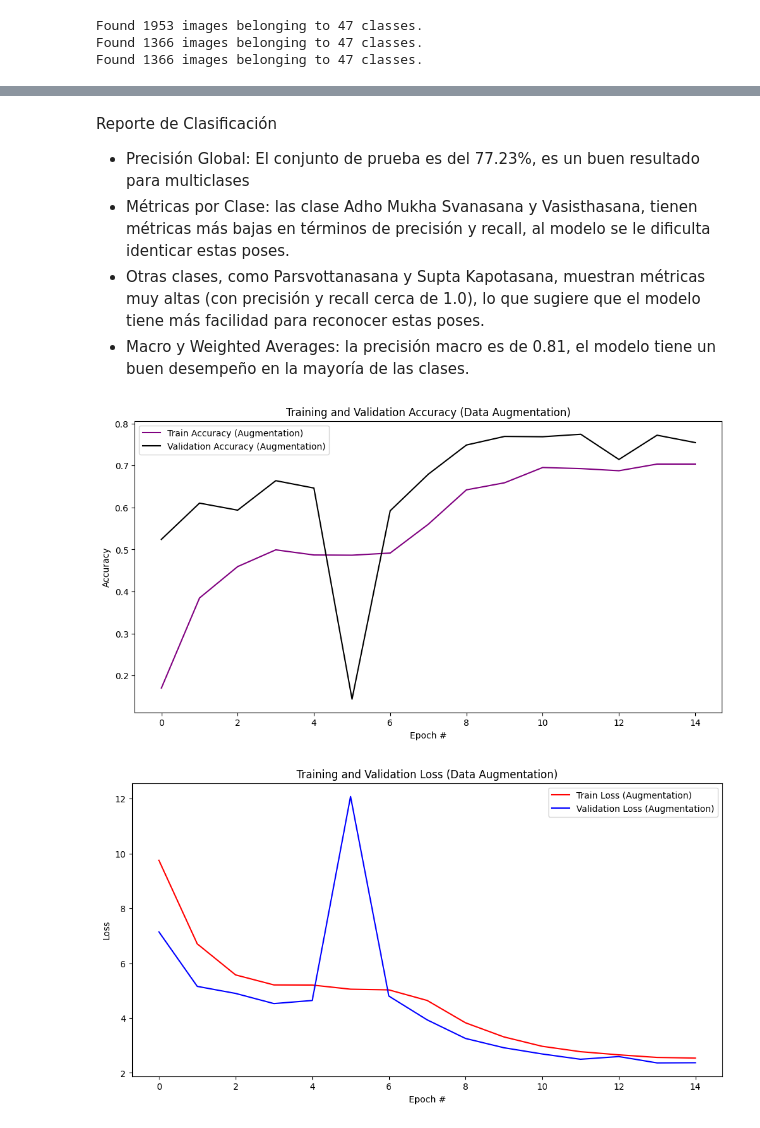
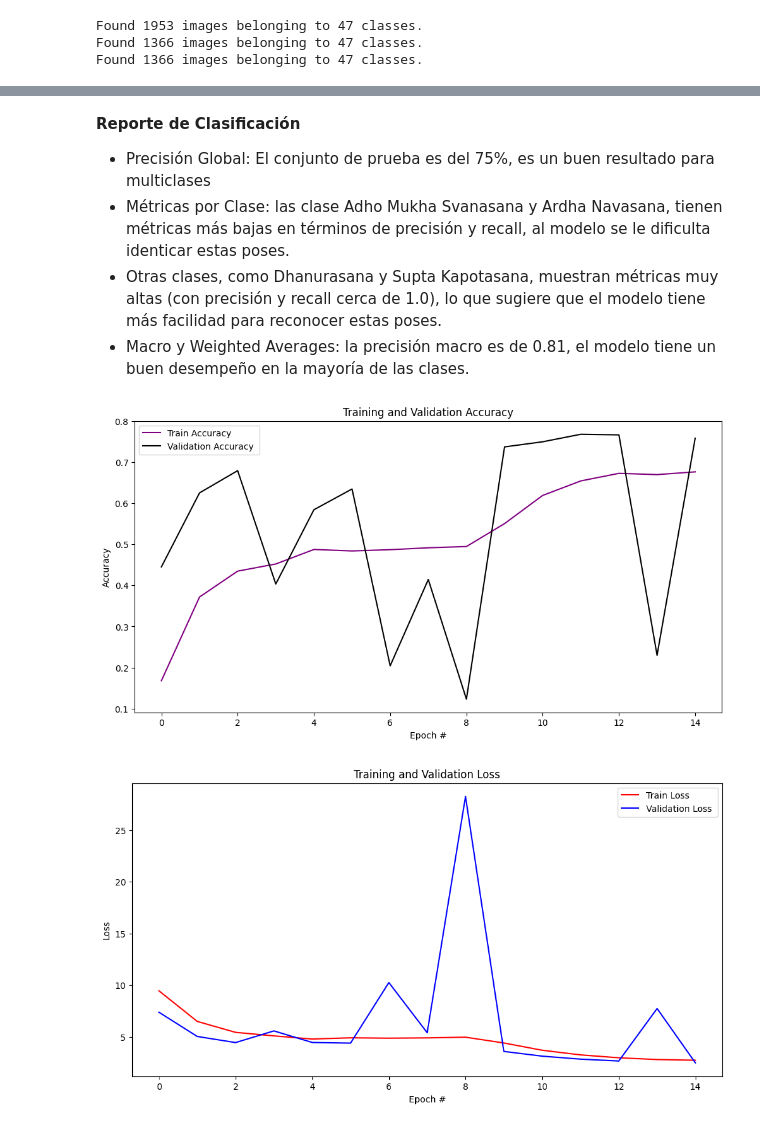
Before and after one commit to jairomartinezgiraldo/CNN, a Jupyter notebook: CNNVIERNES.ipynb, the cells around one changed output, grey strips where cells are left out. Drawn from its saved outputs; the diff is of its cells as text; code cells hidden in the pictures.

```diff
--- a/CNNVIERNES.ipynb
+++ b/CNNVIERNES.ipynb
@@ -298,31 +296,31 @@ Reporte de Clasificación - Transfer Learning:
 # %% [markdown]
-Reporte de Clasificación
-* Precisión Global: El conjunto de prueba es del 77.23%, es un buen resultado para multiclases
+**Reporte de Clasificación**
+* Precisión Global: El conjunto de prueba es del 75%, es un buen resultado para multiclases
 * Métricas por Clase:
-las clase Adho Mukha Svanasana y Vasisthasana, tienen métricas más bajas en términos de precisión y recall, al modelo se le dificulta identicar estas poses.
-* Otras clases, como Parsvottanasana y Supta Kapotasana, muestran métricas muy altas (con precisión y recall cerca de 1.0), lo que sugiere que el modelo tiene más facilidad para reconocer estas poses.
+las clase Adho Mukha Svanasana y Ardha Navasana, tienen métricas más bajas en términos de precisión y recall, al modelo se le dificulta identicar estas poses.
+* Otras clases, como Dhanurasana y Supta Kapotasana, muestran métricas muy altas (con precisión y recall cerca de 1.0), lo que sugiere que el modelo tiene más facilidad para reconocer estas poses.
 * Macro y Weighted Averages: la precisión macro es de 0.81, el modelo tiene un buen desempeño en la mayoría de las clases.
 # %%
-# Graficar Accuracy de entrenamiento y validación de Data Augmentation
+# Graficar Accuracy de entrenamiento y validación
 plt.figure(figsize=(12, 6))
-plt.plot(history_aug.history["accuracy"], label="Train Accuracy (Augmentation)", color='purple')
-plt.plot(history_aug.history["val_accuracy"], label="Validation Accuracy (Augmentation)", color='black')
-plt.title("Training and Validation Accuracy (Data Augmentation)")
+plt.plot(history_aug.history["accuracy"], label="Train Accuracy ", color='purple')
+plt.plot(history_aug.history["val_accuracy"], label="Validation Accuracy ", color='black')
+plt.title("Training and Validation Accuracy")
 plt.xlabel("Epoch #")
 plt.ylabel("Accuracy")
 plt.legend(loc="best")
 plt.show()
 
-# Graficar Loss de entrenamiento y validación de Data Augmentation
+# Graficar Loss de entrenamiento y validación
 plt.figure(figsize=(12, 6))
-plt.plot(history_aug.history["loss"], label="Train Loss (Augmentation)", color='red')
-plt.plot(history_aug.history["val_loss"], label="Validation Loss (Augmentation)", color='blue')
-plt.title("Training and Validation Loss (Data Augmentation)")
+plt.plot(history_aug.history["loss"], label="Train Loss ", color='red')
+plt.plot(history_aug.history["val_loss"], label="Validation Loss ", color='blue')
+plt.title("Training and Validation Loss")
 plt.xlabel("Epoch #")
 plt.ylabel("Loss")
 plt.legend(loc="best")
 plt.show()
 # %% [output]
-[figure, old version]
+[figure, new version]
-[figure, old version]
+[figure, new version]
 # %% [markdown]
```
Also changed, not shown: parts of 26 cells of this notebook.
